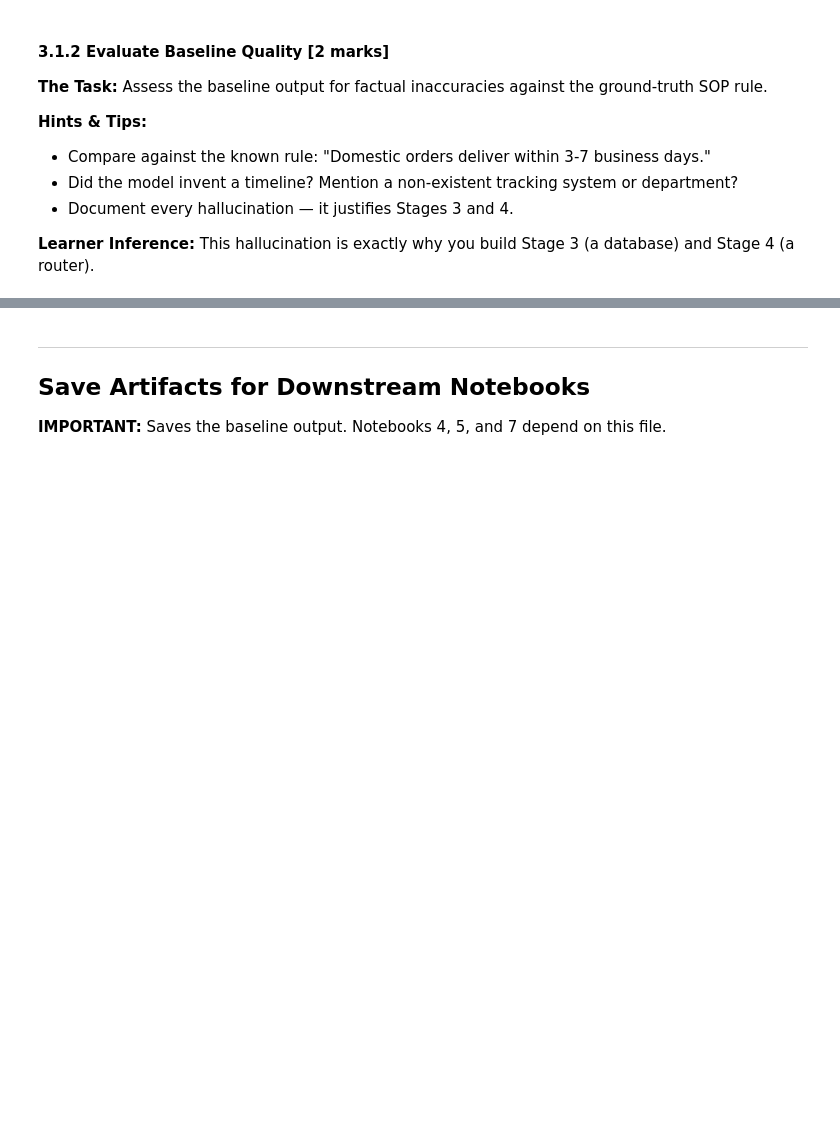
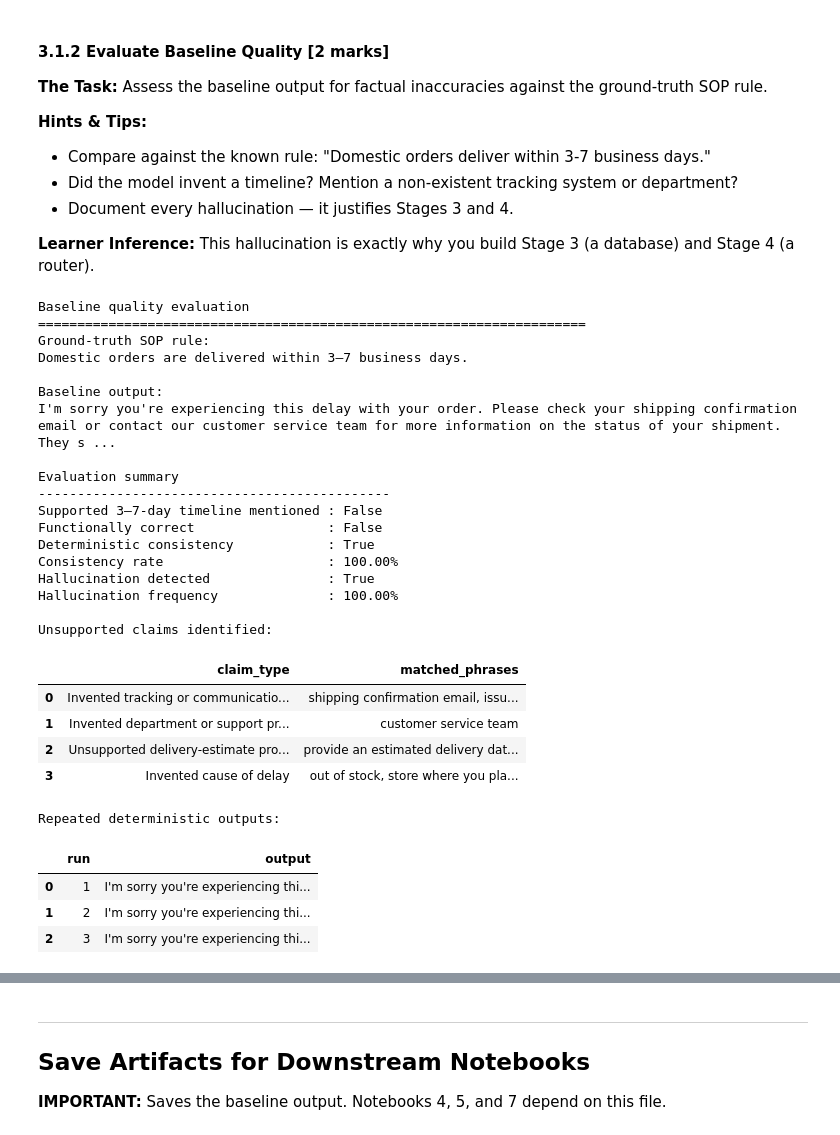
Before and after one commit to akul-bharadwaj/Hybrid-RAG-Customer-Support, a Jupyter notebook: Baseline_Model_Evaluation.ipynb, the cells around one changed output, grey strips where cells are left out. Cells and saved outputs as stored; diff of their text form; code cells hidden in the pictures; blank space fills up the shorter version.

```diff
--- a/Baseline_Model_Evaluation.ipynb
+++ b/Baseline_Model_Evaluation.ipynb
@@ -50,0 +437,77 @@
+# %%
+# Display the evaluation
+print("Baseline quality evaluation")
+print("=" * 70)
+print(f"Ground-truth SOP rule:\n{GROUND_TRUTH_RULE}")
+print(f"\nBaseline output:\n{baseline_output}")
+
+print("\nEvaluation summary")
+print("-" * 45)
+print(
+    f"Supported 3–7-day timeline mentioned : "
+    f"{mentions_supported_timeline}"
+)
+print(
+    f"Functionally correct                 : "
+    f"{functional_correctness}"
+)
+print(
+    f"Deterministic consistency            : "
+    f"{is_consistent}"
+)
+print(
+    f"Consistency rate                     : "
+    f"{consistency_rate:.2f}%"
+)
+print(
+    f"Hallucination detected               : "
+    f"{hallucination_detected}"
+)
+print(
+    f"Hallucination frequency              : "
+    f"{hallucination_frequency:.2f}%"
+)
+
+if detected_unsupported_claims:
+    print("\nUnsupported claims identified:")
+    display(pd.DataFrame(detected_unsupported_claims))
+else:
+    print("\nNo unsupported claims were detected by the rule-based audit.")
+
+print("\nRepeated deterministic outputs:")
+
+display(
+    pd.DataFrame({
+        "run": range(1, REPEAT_RUNS + 1),
+        "output": repeated_outputs
+    })
+)
+# %% [output]
+Baseline quality evaluation
+======================================================================
+Ground-truth SOP rule:
+Domestic orders are delivered within 3–7 business days.
+
+Baseline output:
+I'm sorry you're experiencing this delay with your order. Please check your shipping confirmation email or contact our customer service team for more information on the status of your shipment. They s ...
+
+Evaluation summary
+---------------------------------------------
+Supported 3–7-day timeline mentioned : False
+Functionally correct                 : False
+Deterministic consistency            : True
+Consistency rate                     : 100.00%
+Hallucination detected               : True
+Hallucination frequency              : 100.00%
+
+Unsupported claims identified:
+|  | claim_type | matched_phrases |
+| 0 | Invented tracking or communicatio... | shipping confirmation email, issu... |
+| 1 | Invented department or support pr... | customer service team |
+| 2 | Unsupported delivery-estimate pro... | provide an estimated delivery dat... |
+| 3 | Invented cause of delay | out of stock, store where you pla... |
+Repeated deterministic outputs:
+|  | run | output |
+| 0 | 1 | I'm sorry you're experiencing thi... |
+| 1 | 2 | I'm sorry you're experiencing thi... |
+| 2 | 3 | I'm sorry you're experiencing thi... |
```
Also changed, not shown: parts of 16 cells of this notebook.
